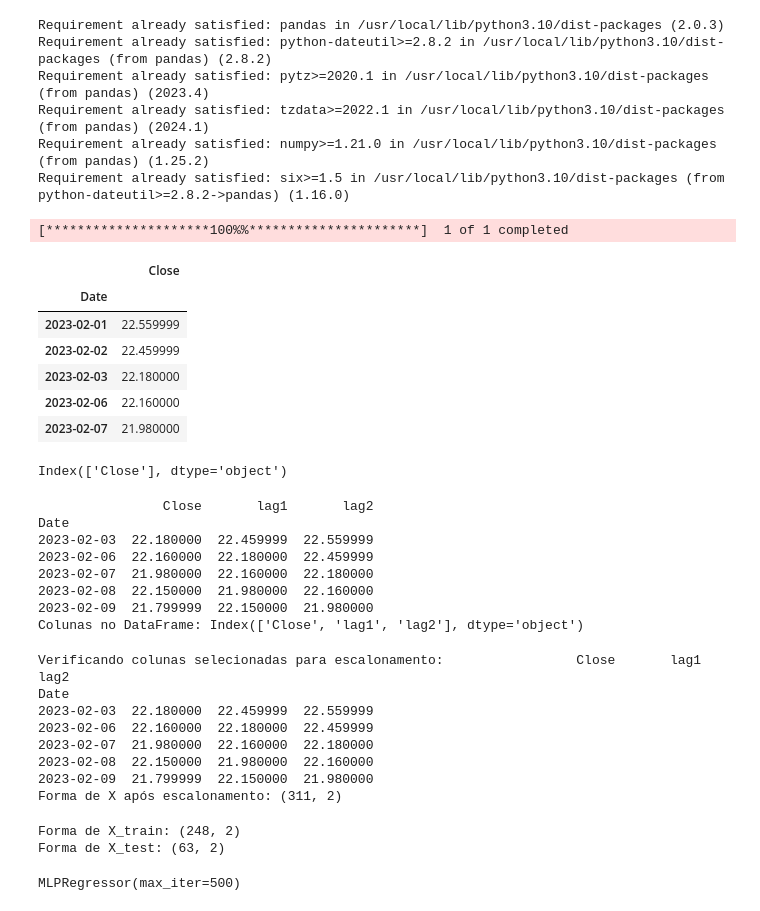
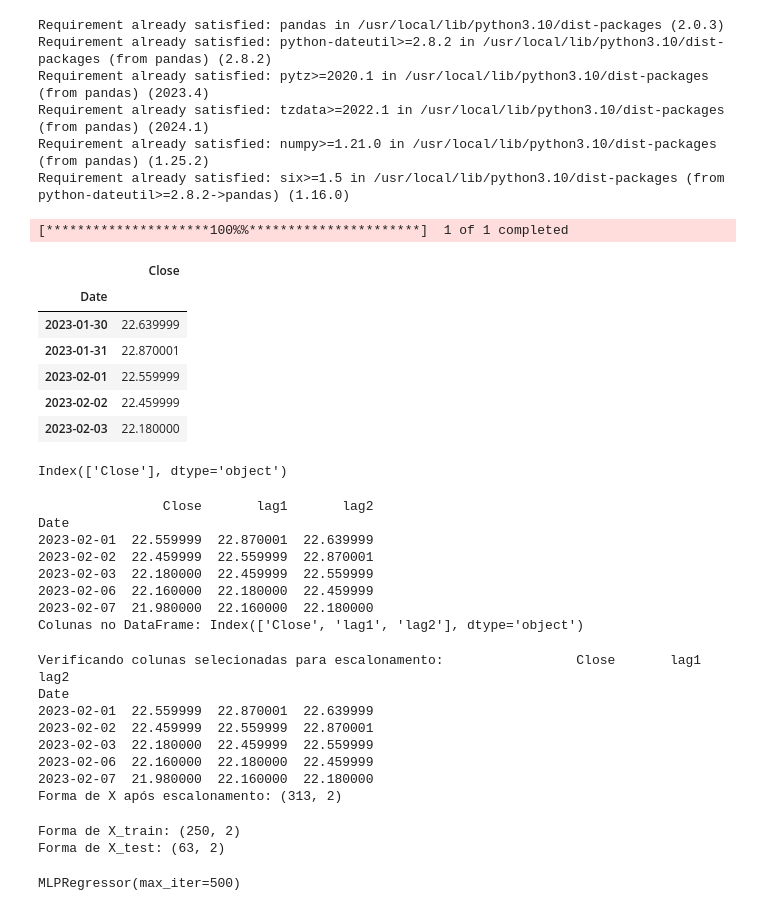
Before and after one commit to JesseJames50/Analise-Dados-Financeiros, a Jupyter notebook: previsão_preço_ações.ipynb, the cells around one changed output. Saved outputs shown, nothing was run; the diff lists cells and outputs as text; code cells hidden in the pictures.

```diff
--- a/previsão_preço_ações.ipynb
+++ b/previsão_preço_ações.ipynb
@@ -28,17 +28,17 @@ end = '2024-05-08'
 # %%
 # Coleta de Dados
 dados = yf.download(ativos, start=start, end=end)
-dados = df[['Close']]  # Usando duplos colchetes para manter como DataFrame
+dados = dados[['Close']]  # Usando duplos colchetes para manter como DataFrame
 dados.head()
 # %% [output]
 [*********************100%%**********************]  1 of 1 completed
 |  | Close |
 | Date |  |
+| 2023-01-30 | 22.639999 |
+| 2023-01-31 | 22.870001 |
 | 2023-02-01 | 22.559999 |
 | 2023-02-02 | 22.459999 |
 | 2023-02-03 | 22.180000 |
-| 2023-02-06 | 22.160000 |
-| 2023-02-07 | 21.980000 |
 # %%
 #Verificando as colunas
 print(dados.columns)
@@ -61,11 +61,11 @@ print("Colunas no DataFrame:", df.columns)
 # %% [output]
                 Close       lag1       lag2
 Date
+2023-02-01  22.559999  22.870001  22.639999
+2023-02-02  22.459999  22.559999  22.870001
 2023-02-03  22.180000  22.459999  22.559999
 2023-02-06  22.160000  22.180000  22.459999
 2023-02-07  21.980000  22.160000  22.180000
-2023-02-08  22.150000  21.980000  22.160000
-2023-02-09  21.799999  22.150000  21.980000
 Colunas no DataFrame: Index(['Close', 'lag1', 'lag2'], dtype='object')
 # %%
 #Preparar e Escalar os Dados
@@ -87,12 +87,12 @@ print("Forma de X após escalonamento:", X.shape)
 # %% [output]
 Verificando colunas selecionadas para escalonamento:                 Close       lag1       lag2
 Date
+2023-02-01  22.559999  22.870001  22.639999
+2023-02-02  22.459999  22.559999  22.870001
 2023-02-03  22.180000  22.459999  22.559999
 2023-02-06  22.160000  22.180000  22.459999
 2023-02-07  21.980000  22.160000  22.180000
-2023-02-08  22.150000  21.980000  22.160000
-2023-02-09  21.799999  22.150000  21.980000
-Forma de X após escalonamento: (311, 2)
+Forma de X após escalonamento: (313, 2)
 # %%
 # Dividir os Dados em Treino e Teste
 from sklearn.model_selection import train_test_split
@@ -101,7 +101,7 @@ X_train, X_test, y_train, y_test = train_test_split(X, y, test_size=0.2, random_
 print("Forma de X_train:", X_train.shape)
 print("Forma de X_test:", X_test.shape)
 # %% [output]
-Forma de X_train: (248, 2)
+Forma de X_train: (250, 2)
 Forma de X_test: (63, 2)
 # %%
 # Treinamento do Modelo
```
Also changed, not shown: parts of 1 cell of this notebook.
